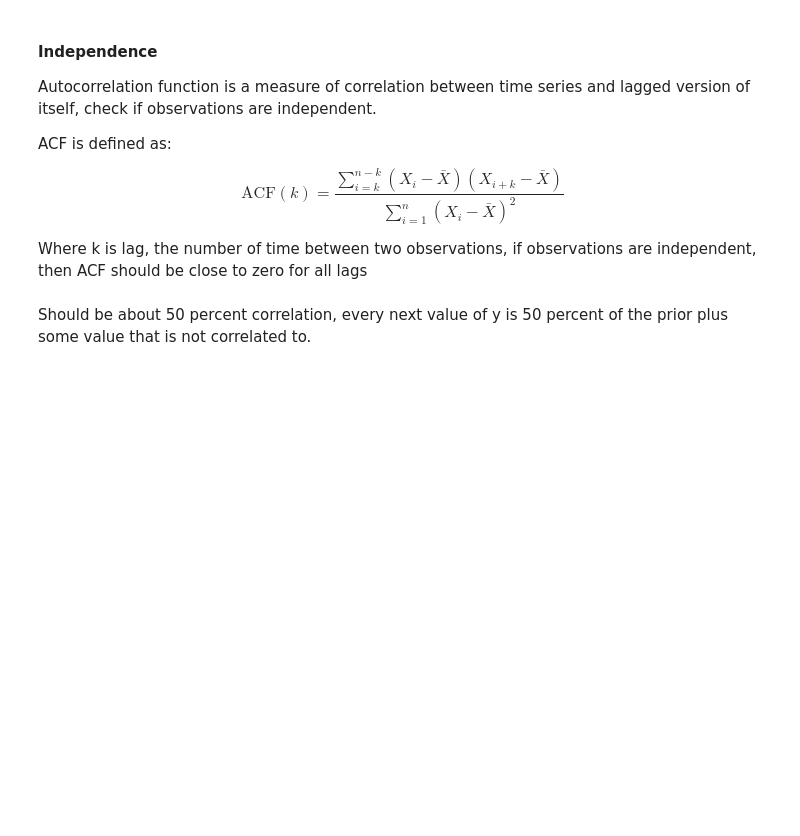
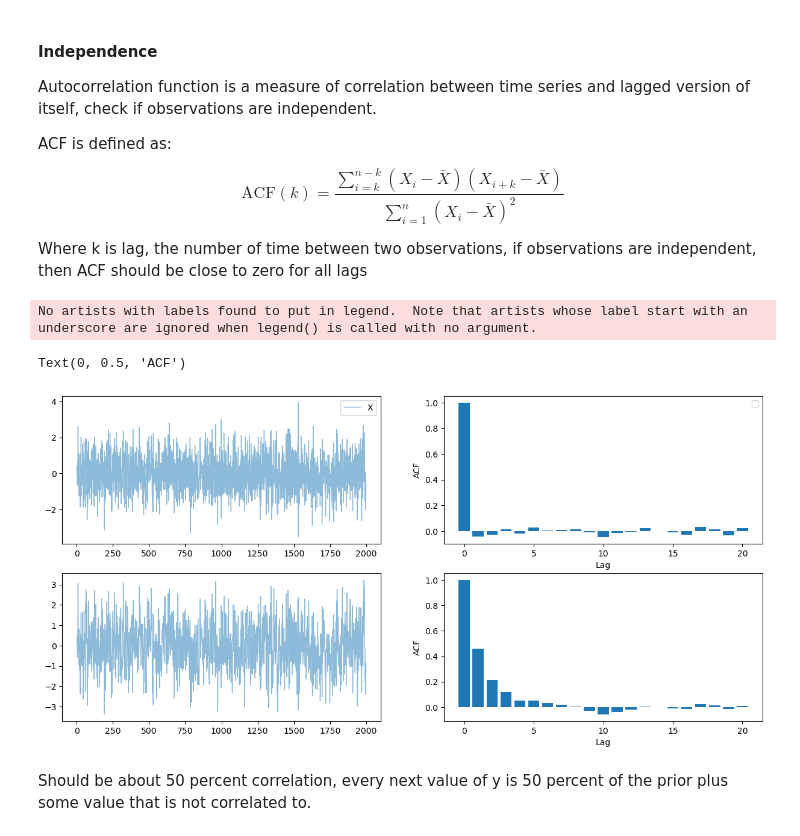
Before and after one commit to raoguchi/sp24, a Jupyter notebook: notebooks/week-5-summary.ipynb, the cells around one changed output. Cells and saved outputs as stored; diff of their text form; code cells hidden in the pictures; blank space fills up the shorter version.

```diff
--- a/notebooks/week-5-summary.ipynb
+++ b/notebooks/week-5-summary.ipynb
@@ -397,3 +435,18 @@ for t in range(1,n):
+# %%
+fig, ax = plt.subplots(2, 2, figsize=(15, 7))
+ax[0, 0].plot(X, label='X', alpha=0.5, linewidth=1); ax[0, 0].legend()
+
+ax[1, 0].plot(Y, label='Y', alpha=0.5, linewidth=1); ax[0, 1].legend()
+
+ax[0, 1].bar(range(0, 21), acf(X, nlags=20))
+ax[0, 1].set_xlabel('Lag'); ax[0, 1].set_ylabel('ACF')
+
+ax[1, 1].bar(range(0, 21), acf(Y, nlags=20))
+ax[1, 1].set_xlabel('Lag'); ax[1, 1].set_ylabel('ACF')
+# %% [output]
+No artists with labels found to put in legend.  Note that artists whose label start with an underscore are ignored when legend() is called with no argument.
+Text(0, 0.5, 'ACF')
+[figure, added]
 # %% [markdown]
 Should be about 50 percent correlation, every next value of y is 50 percent of the prior plus some value that is not correlated to.
 # %% [markdown]
```
Also changed, not shown: parts of 22 cells of this notebook.
